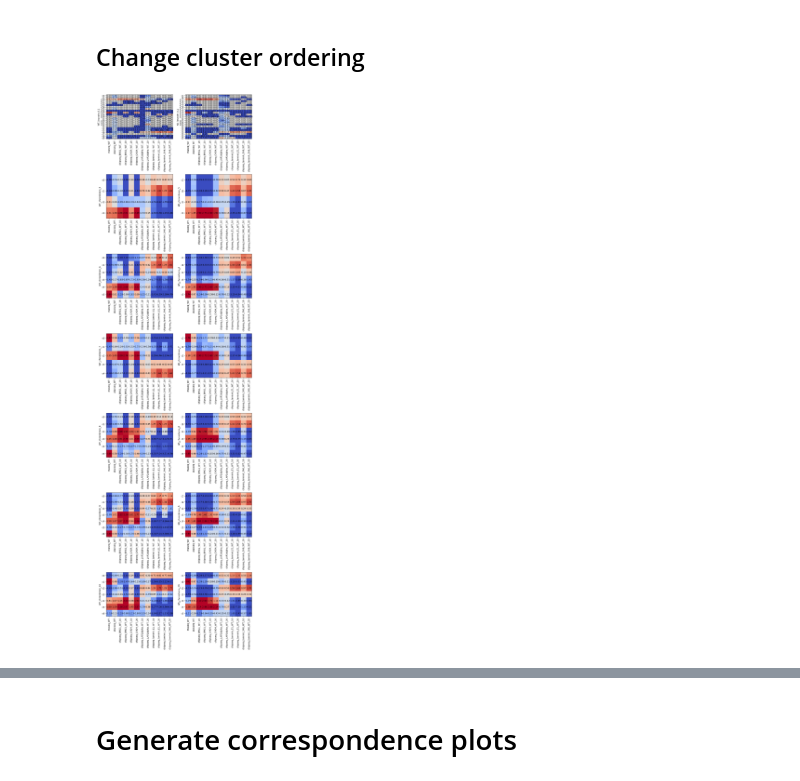
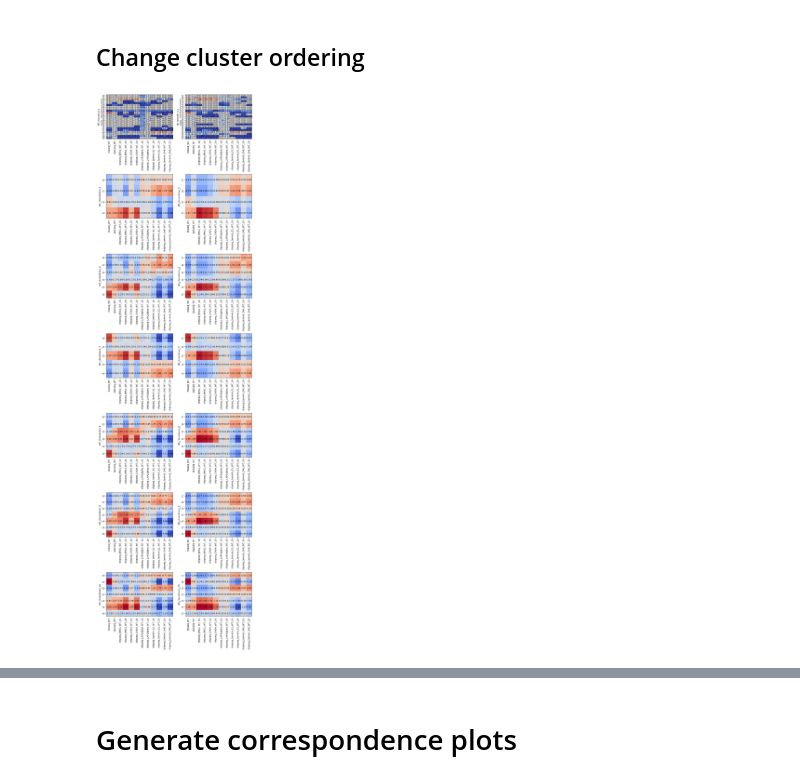
Before and after one commit to FatihSarigol/Filipczak_et_al_2025, a Jupyter notebook: clusteranalysis/notebooks/cluster_comparison_genome.ipynb, the cells around one changed output, grey strips where cells are left out. Drawn from its saved outputs; the diff is of its cells as text; code cells hidden in the pictures.

```diff
--- a/clusteranalysis/notebooks/cluster_comparison_genome.ipynb
+++ b/clusteranalysis/notebooks/cluster_comparison_genome.ipynb
@@ -328,34 +328,34 @@ KO 5000
 # %%
 from copy import deepcopy
 
 binsize = 5000
 fig, axs = plt.subplots(
     len(enrichments_new['WT'][binsize]),
     len(enrichments_new)
 )
 for col_axs, (condition, condition_enrichments) in zip(
     axs.T,
     enrichments_new.items()
 ):
     for ax, (cluster_column, signal_enrichment) in zip(
         col_axs,
         condition_enrichments[binsize].items()
     ):
         plot.plot_matrix(
             signal_enrichment['matrix'],
             signal_enrichment['row_names'],
             ordered_data_columns['WT'],
             ax = ax,
-            vmin = -2,
-            vmax = 2
+            vmin = -7,
+            vmax = 3
         )
         ax.set_ylabel(f'{condition}_{cluster_column}')
 
 fig.set_figwidth(10)
 fig.set_figheight(5 * len(enrichments_new['WT'][binsize]))
 fig.tight_layout()
 # %% [output]
-[figure, old version]
+[figure, new version]
 # %%
 sort_indexes = {
     'louvain_0.1': list(range(23)),
```
Also changed, not shown: parts of 2 cells of this notebook.
